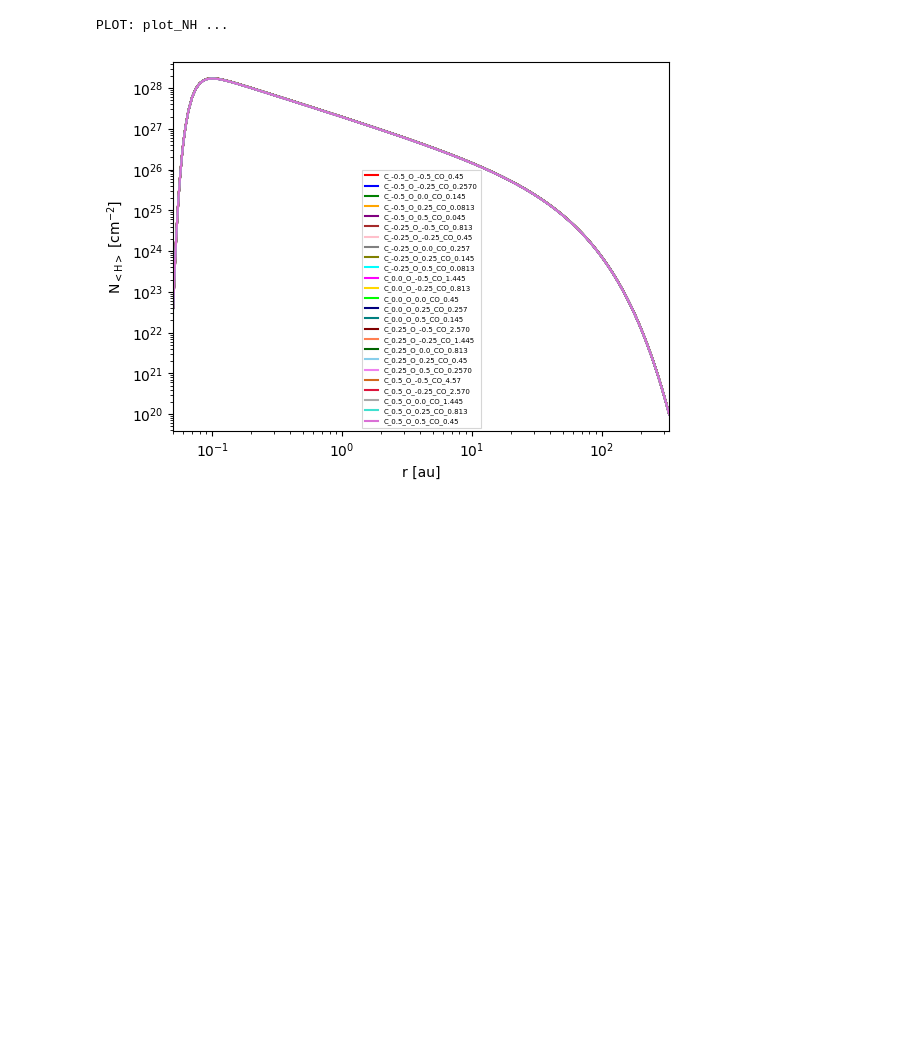
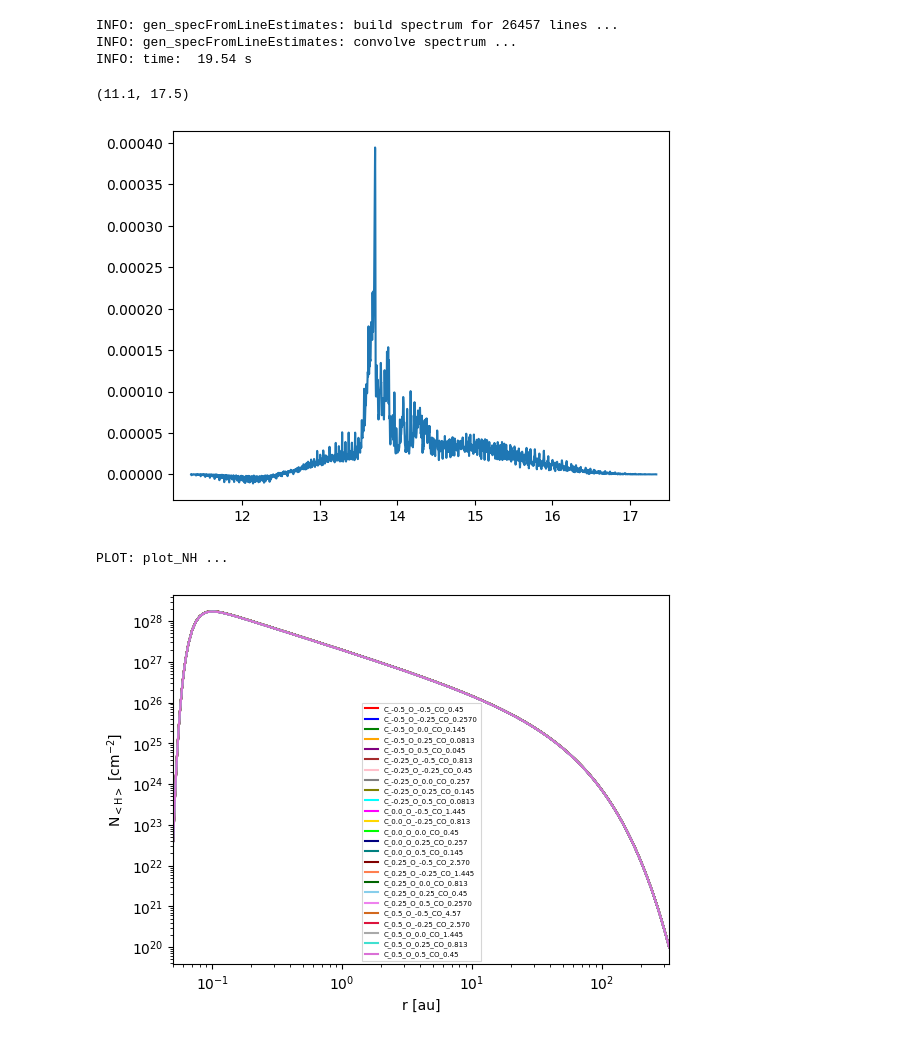
Before and after one commit to nielsklerk/BRP, a Jupyter notebook: AllModels.ipynb, the cells around one changed output. Drawn from its saved outputs; the diff is of its cells as text; code cells hidden in the pictures; blank space fills up the shorter version.

Commit message:
Added code to read and analyse the different gdr. Also made it possible to add C2H2 spectrum to pickel files

```diff
--- a/AllModels.ipynb
+++ b/AllModels.ipynb
@@ -29,6 +29,16 @@ colors = [
     "coral", "darkgreen", "skyblue", "violet", "chocolate", "crimson",
     "darkgray", "turquoise", "orchid"
 ]
+# %%
+spec = models[4].gen_specFromLineEstimates(ident='C2H2_H',wlrange=[4.9, 28.4],unit="Jy",specR=3000,noCont=True)
+plt.plot(spec[0][(spec[1]!=0)&(spec[0]>10)],spec[1][(spec[1]!=0)&(spec[0]>10)])
+plt.xlim(11.1, 17.5)
+# %% [output]
+INFO: gen_specFromLineEstimates: build spectrum for 26457 lines ...
+INFO: gen_specFromLineEstimates: convolve spectrum ...
+INFO: time:  19.54 s
+(11.1, 17.5)
+[figure, added]
 # %%
 pms=ppms.PlotModels(None, colors=colors, fs_legend=5)
 pms.plot_NH(models, xlog=True)
```
Also changed, not shown: 3 other files.
